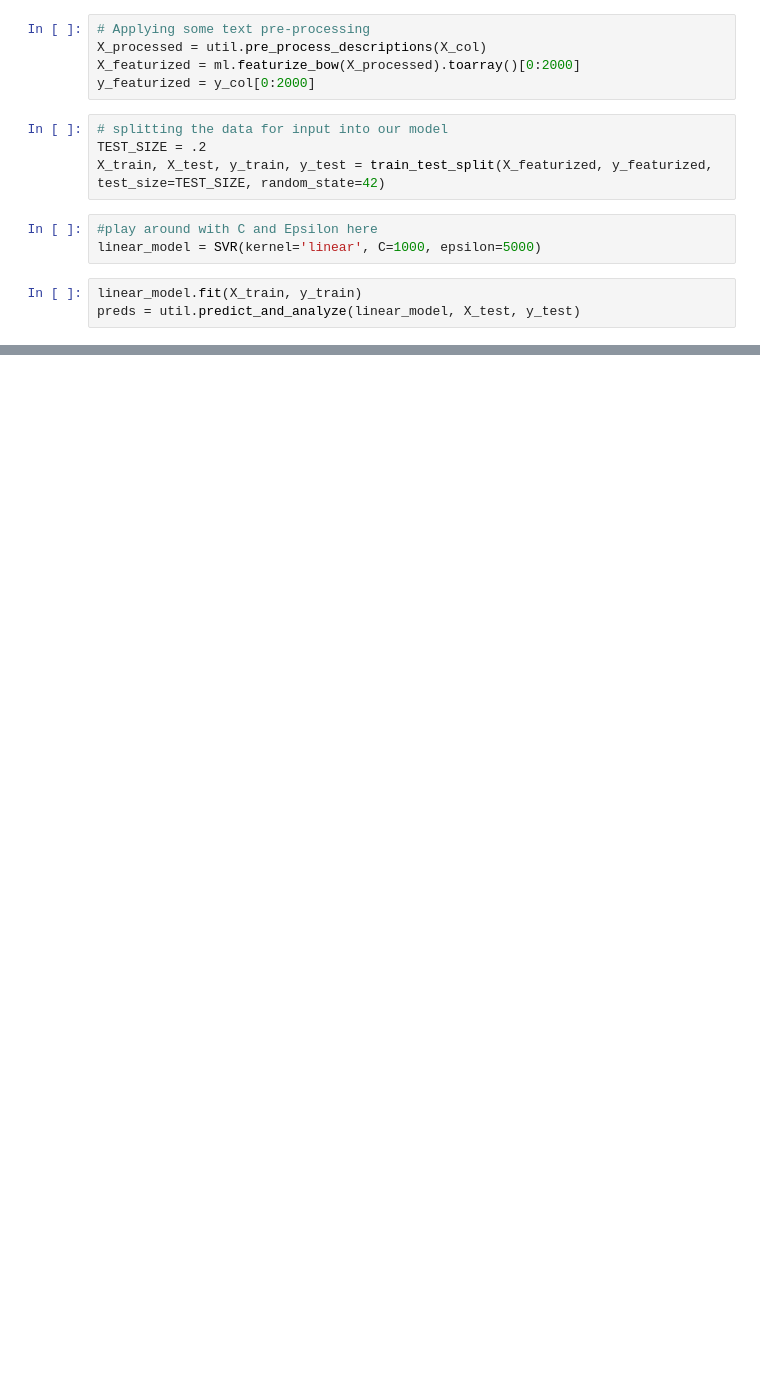
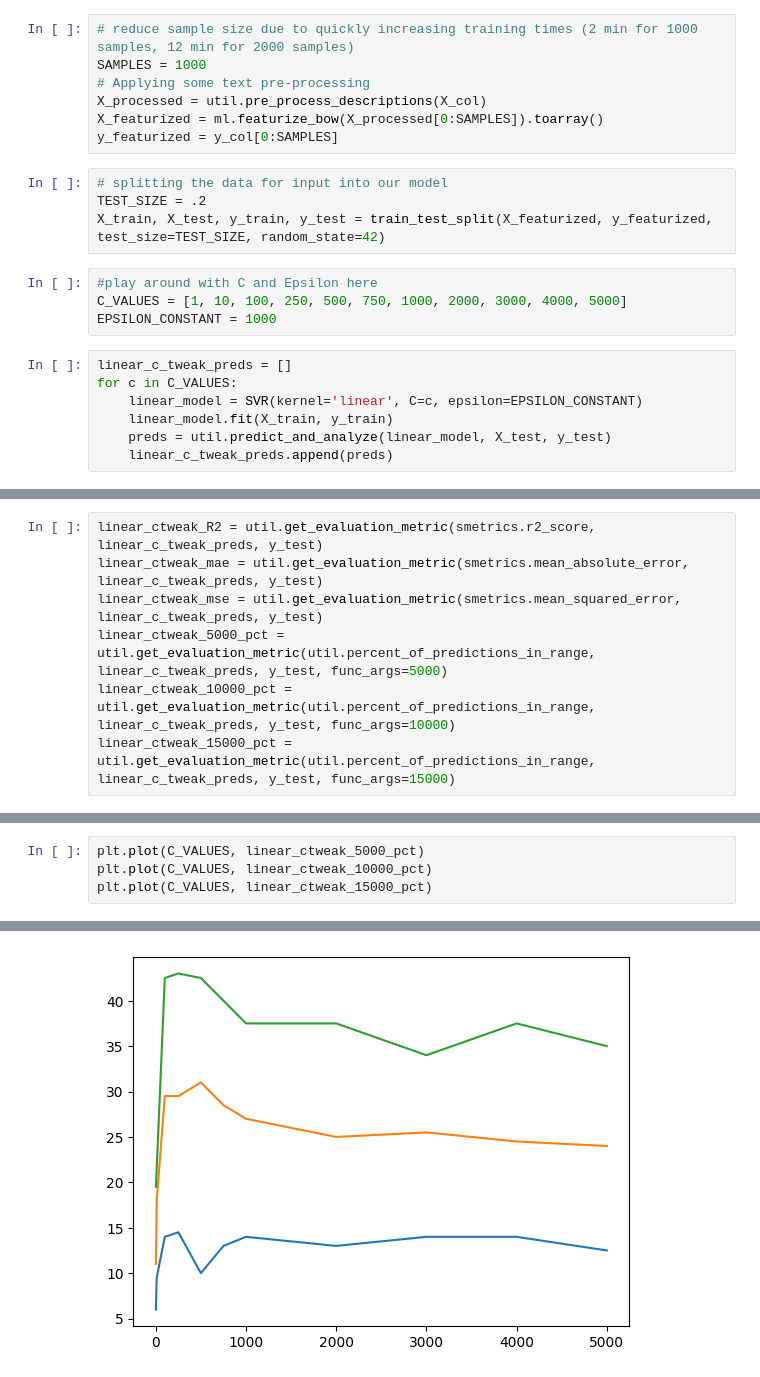
Before and after one commit to maxnbf/salary_prediction, a Jupyter notebook: svm_model.ipynb, the cells around one changed output, grey strips where cells are left out. Saved outputs shown, nothing was run; the diff lists cells and outputs as text; blank space fills up the shorter version.

```diff
--- a/svm_model.ipynb
+++ b/svm_model.ipynb
@@ -19,18 +19,25 @@ df = pd.read_csv('data/cleaned.csv')
 X_col = df['description'].tolist()
 y_col = df['annual_salary'].tolist()
 # %%
+# reduce sample size due to quickly increasing training times (2 min for 1000 samples, 12 min for 2000 samples)
+SAMPLES = 1000
 # Applying some text pre-processing
 X_processed = util.pre_process_descriptions(X_col)
-X_featurized = ml.featurize_bow(X_processed).toarray()[0:2000]
-y_featurized = y_col[0:2000]
+X_featurized = ml.featurize_bow(X_processed[0:SAMPLES]).toarray()
+y_featurized = y_col[0:SAMPLES]
 # %%
 # splitting the data for input into our model
 TEST_SIZE = .2
 X_train, X_test, y_train, y_test = train_test_split(X_featurized, y_featurized, test_size=TEST_SIZE, random_state=42)
 # %%
 #play around with C and Epsilon here
-linear_model = SVR(kernel='linear', C=1000, epsilon=5000)
+C_VALUES = [1, 10, 100, 250, 500, 750, 1000, 2000, 3000, 4000, 5000]
+EPSILON_CONSTANT = 1000
 # %%
-linear_model.fit(X_train, y_train)
-preds = util.predict_and_analyze(linear_model, X_test, y_test)
+linear_c_tweak_preds = []
+for c in C_VALUES:
+    linear_model = SVR(kernel='linear', C=c, epsilon=EPSILON_CONSTANT)
+    linear_model.fit(X_train, y_train)
+    preds = util.predict_and_analyze(linear_model, X_test, y_test)
+    linear_c_tweak_preds.append(preds)
 # %% [output]
@@ -52,0 +86,7 @@ preds = util.predict_and_analyze(sigmoid_model, X_test, y_test)
+# %%
+linear_ctweak_R2 = util.get_evaluation_metric(smetrics.r2_score, linear_c_tweak_preds, y_test)
+linear_ctweak_mae = util.get_evaluation_metric(smetrics.mean_absolute_error, linear_c_tweak_preds, y_test)
+linear_ctweak_mse = util.get_evaluation_metric(smetrics.mean_squared_error, linear_c_tweak_preds, y_test)
+linear_ctweak_5000_pct = util.get_evaluation_metric(util.percent_of_predictions_in_range, linear_c_tweak_preds, y_test, func_args=5000)
+linear_ctweak_10000_pct = util.get_evaluation_metric(util.percent_of_predictions_in_range, linear_c_tweak_preds, y_test, func_args=10000)
+linear_ctweak_15000_pct = util.get_evaluation_metric(util.percent_of_predictions_in_range, linear_c_tweak_preds, y_test, func_args=15000)
@@ -52,0 +100,5 @@ preds = util.predict_and_analyze(sigmoid_model, X_test, y_test)
+# %%
+plt.plot(C_VALUES, linear_ctweak_5000_pct)
+plt.plot(C_VALUES, linear_ctweak_10000_pct)
+plt.plot(C_VALUES, linear_ctweak_15000_pct)
+# %% [output]
@@ -52,0 +106 @@ preds = util.predict_and_analyze(sigmoid_model, X_test, y_test)
+[figure, added]
```
Also changed, not shown: parts of 10 cells of this notebook, 4 other files.
